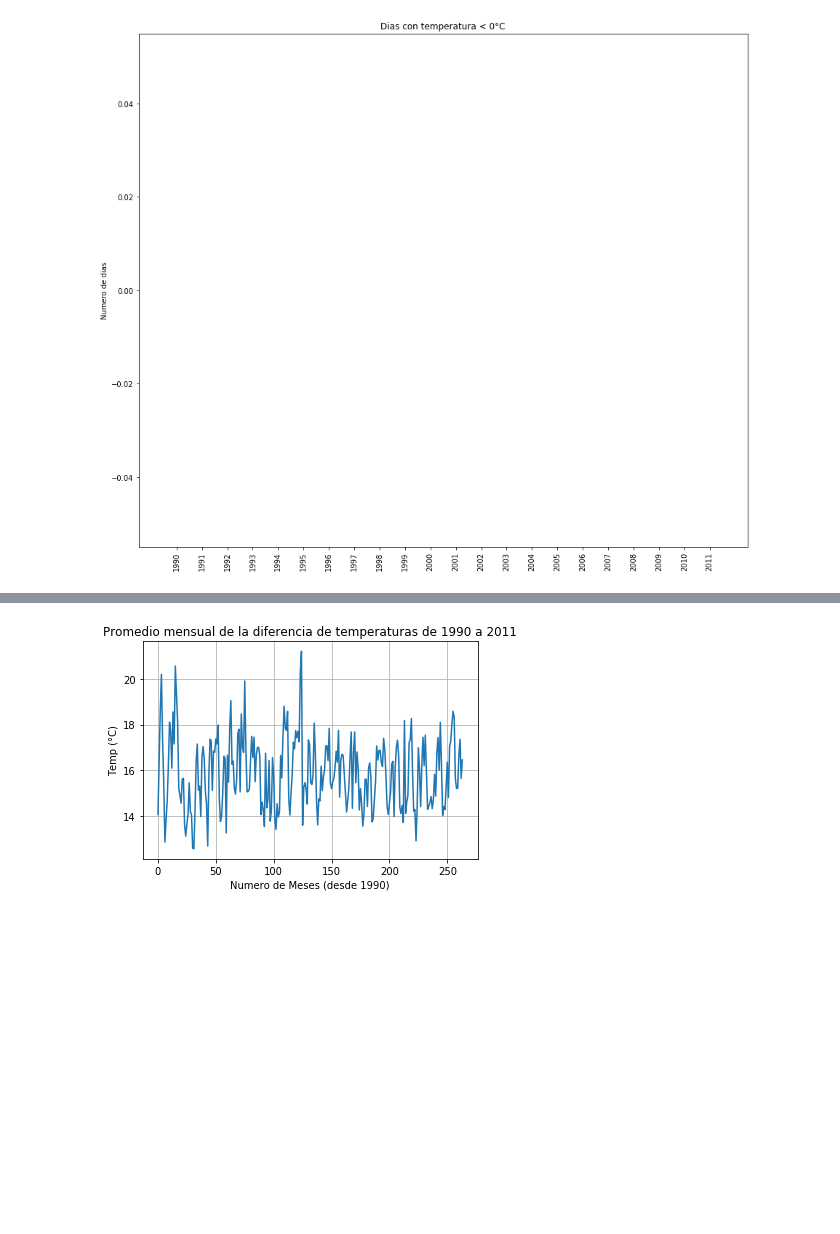
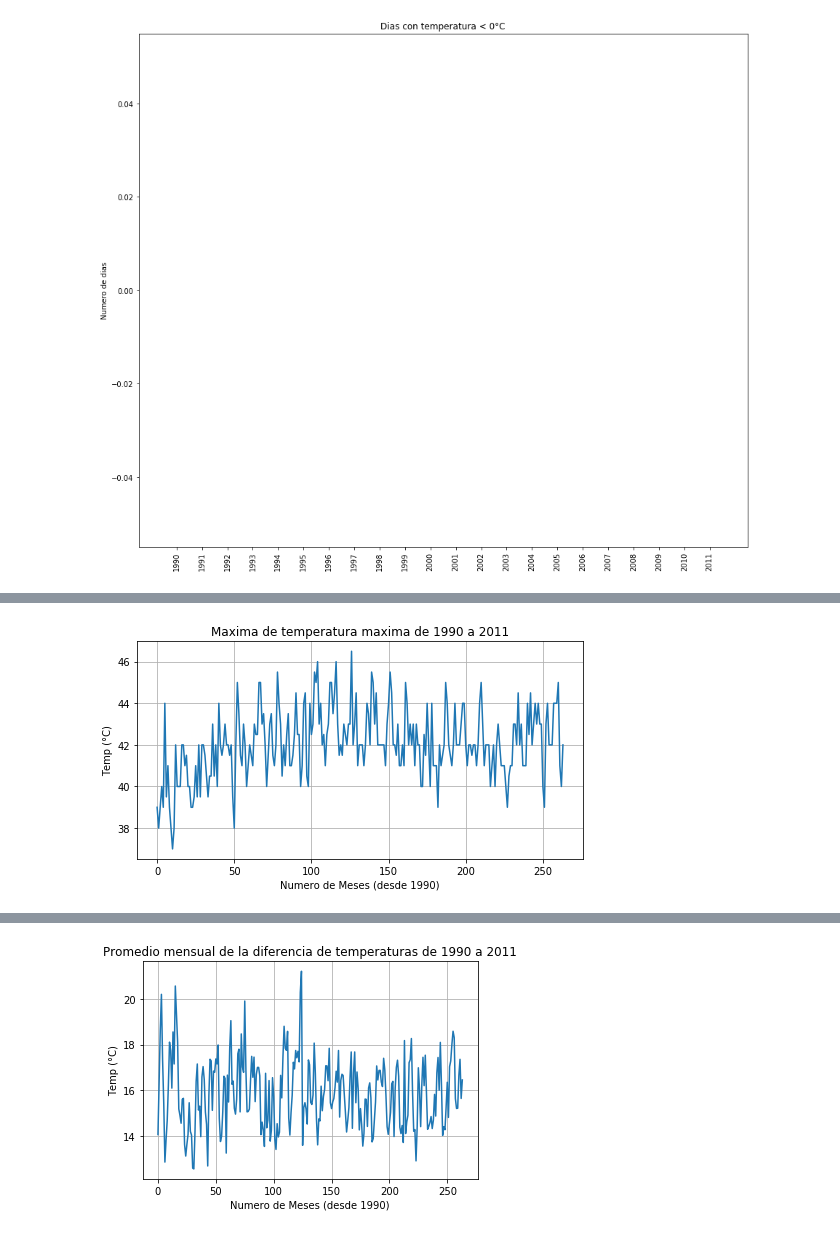
Before and after one commit to Askleth/Tareas, a Jupyter notebook: Actividad_5/Actividad5.ipynb, the cells around one changed output, grey strips where cells are left out. Saved outputs shown, nothing was run; the diff lists cells and outputs as text; code cells hidden in the pictures; blank space fills up the shorter version.

```diff
--- a/Actividad_5/Actividad5.ipynb
+++ b/Actividad_5/Actividad5.ipynb
@@ -32,8 +32,9 @@ FD = []
 años = []
 ndias = 0
 for i in range(df["AÑO"][0],df["AÑO"][len(df)-1]+1):
-    for j in range(0,len(df)):
-        if(df["AÑO"][j] == i and df["TMIN"][j] < 0):
+    dfaño = df[df["AÑO"] == i]
+    for j in dfaño.index:
+        if(dfaño["TMIN"][j] < 0):
             ndias = ndias+1
     FD.append(ndias)
     años.append(i)
@@ -147,28 +154,49 @@ def maxmensual(col,año1,año2):
     maximos = []
     maxi = -1000
     for n in range(año1,año2+1):
+        dfaño = df[df["AÑO"]==n]
         for i in range(1,13):
-            for j in range(0,len(df)):
-                if(df["MES"][j] == i and df["AÑO"][j] == n and col[j]>maxi):
-                        maxi = col[j]
+            dfmes = dfaño[dfaño["MES"]==i]
+            for j in dfmes.index:
+                if(dfmes[col][j]>maxi):
+                    maxi = dfmes[col][j]
             if(maxi != -1000):
                 maximos.append(maxi)
                 maxi = -1000
             else:
-                maximos.append("NA")
+                maximos.append(None)
     return maximos
 
 def minmensual(col,año1,año2):
     minimos = []
     mini = 1000
     for n in range(año1,año2+1):
+        dfaño = df[df["AÑO"]==n]
         for i in range(1,13):
-            for j in range(0,len(df)):
-                if(df["MES"][j] == i and df["AÑO"][j] == n and col[j]<mini):
-                    mini = col[j]
+            dfmes = dfaño[dfaño["MES"]==i]
+            for j in dfmes.index:
+                if(dfmes[col][j]<mini):
+                    mini = dfmes[col][j]
             if(mini != 1000):
                 minimos.append(mini)
                 mini = 1000
             else:
-                minimos.append("NA")
+                minimos.append(None)
     return minimos
+# %%
+#Obtiene la maxima de temperatura maxima por mes de cada año.
+TXx = maxmensual("TMAX",1990,df["AÑO"][len(df)-1])
+
+#Si es que el array tiene datos None esta sección hace que se omitan en la gráfica y aparzca un linea entre el último dato conocido y el primer dato conocido.
+TXx = np.array(TXx).astype(np.double)
+s1mask = np.isfinite(TXx)
+
+plt.figure(figsize = (8, 4))
+plt.plot(np.arange(len(TXx))[s1mask],TXx[s1mask])
+plt.title("Maxima de temperatura maxima de 1990 a 2011")
+plt.ylabel("Temp (°C)")
+plt.xlabel("Numero de Meses (desde 1990)")
+plt.grid()
+plt.show()
+# %% [output]
+[figure, added]
```
Also changed, not shown: parts of 25 cells of this notebook.
